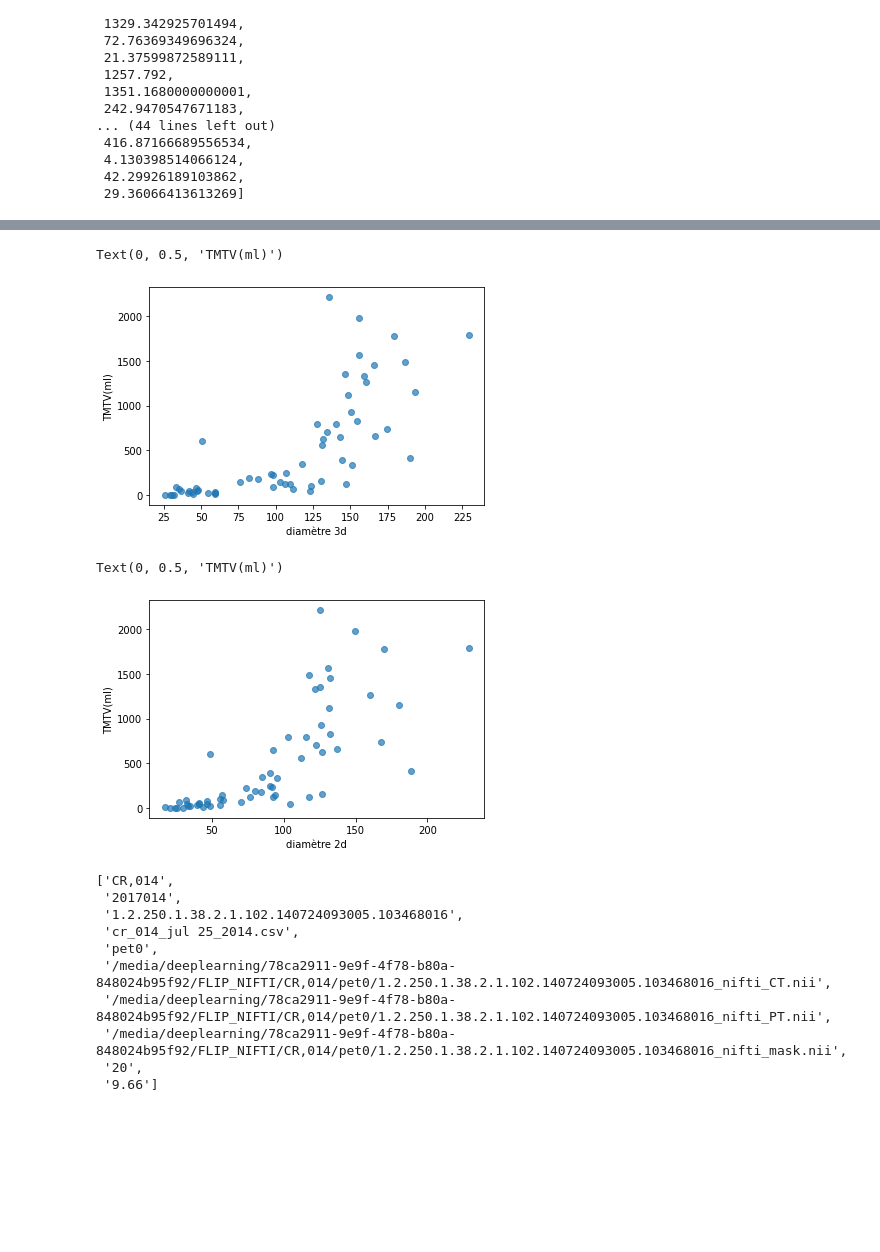
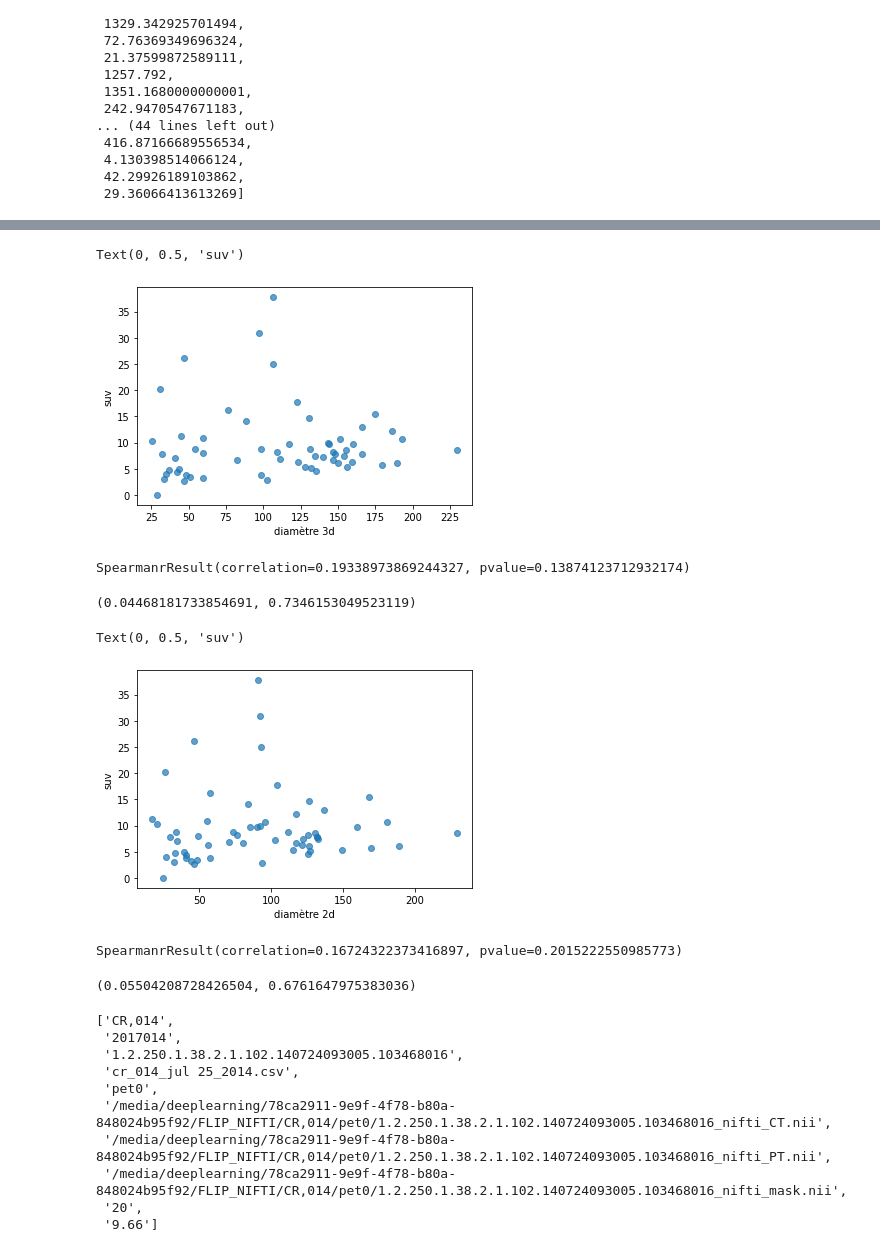
Before and after one commit to wendyrvllr/Dicom-To-CNN, a Jupyter notebook: process_flip.ipynb, the cells around one changed output, grey strips where cells are left out. Drawn from its saved outputs; the diff is of its cells as text; code cells hidden in the pictures; blank space fills up the shorter version.

Commit message:
extract metrics from flip

```diff
--- a/process_flip.ipynb
+++ b/process_flip.ipynb
@@ -131,0 +134,10 @@ with open(os.path.join(nifti_directory, 'FLIP_metrics_v3.csv'), 'w') as csv_file
+# %%
+csv_flip_path = '/media/deeplearning/78ca2911-9e9f-4f78-b80a-848024b95f92/FLIP_NIFTI/FLIP_metrics_v3.csv'
+
+with open(csv_flip_path, 'r') as csv_file :
+    reader = csv.reader(csv_file, delimiter = ',') #liste pour chaque ligne
+    csv_data = []
+    for row in reader :
+        csv_data.append(row)
+
+del csv_data[0] #enlever première ligne
@@ -132,31 +160,53 @@ with open(os.path.join(nifti_directory, 'FLIP_metrics_v3.csv'), 'w') as csv_file
 # %%
 #correlation plus grand diametre 3d  / tmtv
 diametre = []
+suv = []
 for serie in csv_data :
     index = csv_data.index(serie)
-    diametre.append(float(serie[-1]))
+    diametre.append(float(serie[-2]))
+    suv.append(float(serie[-4]))
 # %%
 import matplotlib.pyplot as plt
 
-plt.scatter(diametre, volume, alpha=0.7)
+plt.scatter(diametre, suv, alpha=0.7)
 plt.xlabel("diamètre 3d")
-plt.ylabel("TMTV(ml)")
+plt.ylabel("suv")
 # %% [output]
-Text(0, 0.5, 'TMTV(ml)')
+Text(0, 0.5, 'suv')
-[figure, old version]
+[figure, new version]
+# %%
+from scipy.stats import spearmanr
+
+spearmanr(diametre, suv)
+# %% [output]
+SpearmanrResult(correlation=0.19338973869244327, pvalue=0.13874123712932174)
+# %%
+from scipy.stats import pearsonr
+
+print(pearsonr(diametre, suv))
+# %% [output]
+(0.04468181733854691, 0.7346153049523119)
 # %%
 #correlation plus grand diametre 2d  / tmtv
 diametre_2d = []
 for serie in csv_data :
     index = csv_data.index(serie)
-    diametre_2d.append(float(serie[-2]))
+    diametre_2d.append(float(serie[-3]))
 
-plt.scatter(diametre_2d, volume, alpha=0.7)
+plt.scatter(diametre_2d, suv, alpha=0.7)
 plt.xlabel("diamètre 2d")
-plt.ylabel("TMTV(ml)")
+plt.ylabel("suv")
 # %% [output]
-Text(0, 0.5, 'TMTV(ml)')
+Text(0, 0.5, 'suv')
-[figure, old version]
+[figure, new version]
+# %%
+spearmanr(diametre_2d, suv)
+# %% [output]
+SpearmanrResult(correlation=0.16724322373416897, pvalue=0.2015222550985773)
+# %%
+pearsonr(diametre_2d, suv)
+# %% [output]
+(0.05504208728426504, 0.6761647975383036)
 # %%
 #get bigger diameter
 # %%
```
Also changed, not shown: parts of 2 cells of this notebook.
